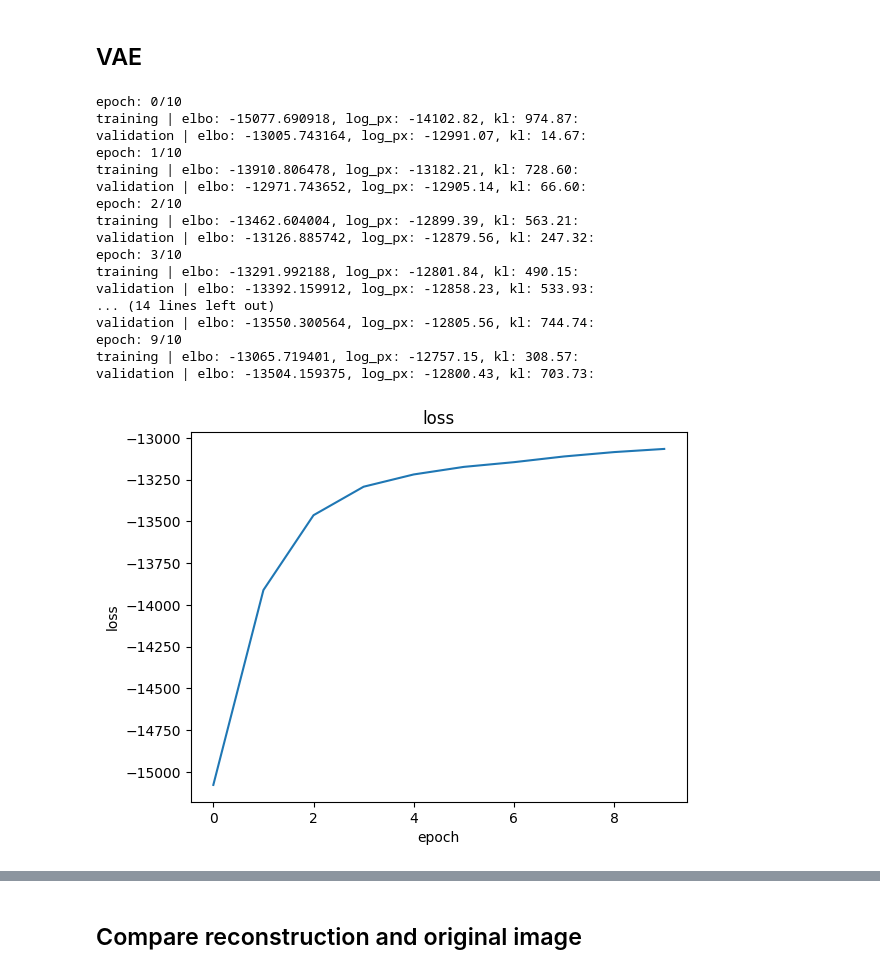
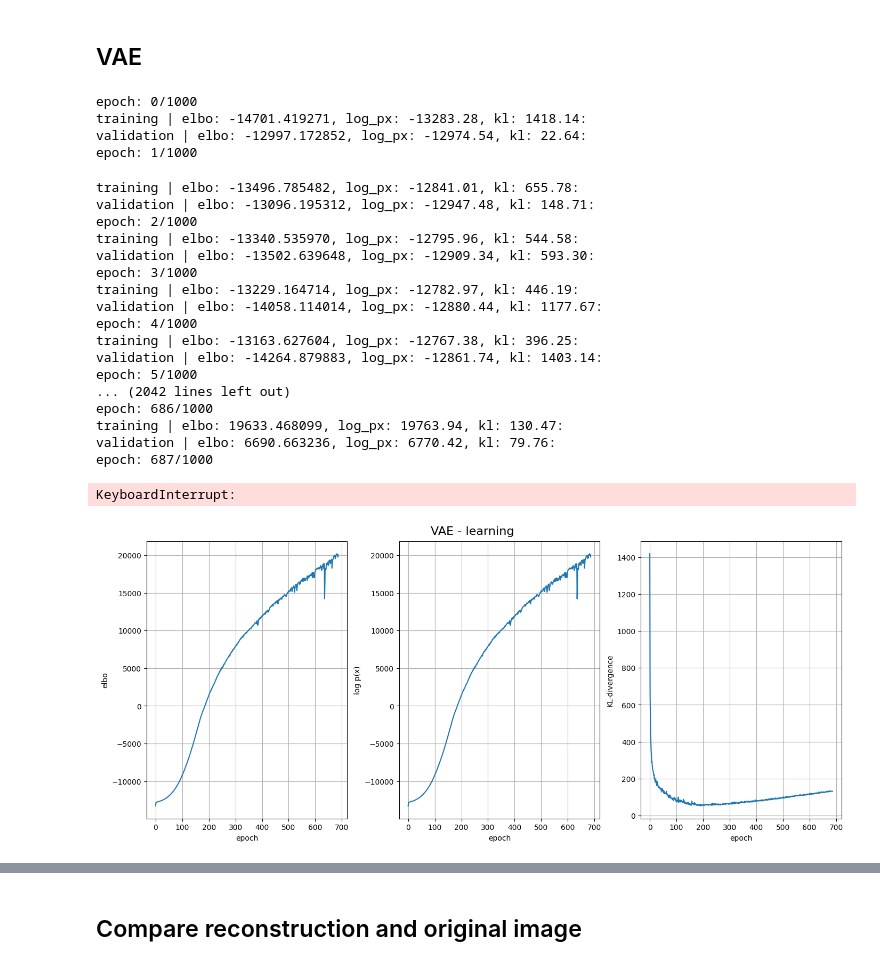
Before and after one commit to RasmusML/generative-models-for-phenotypic-profiling, a Jupyter notebook: playground.ipynb, the cells around one changed output, grey strips where cells are left out. Drawn from its saved outputs; the diff is of its cells as text; code cells hidden in the pictures.

```diff
--- a/playground.ipynb
+++ b/playground.ipynb
@@ -115,7 +115,7 @@ beta = 1.
 vi = VariationalInference(beta=beta)
 
 
-num_epochs = 10
+num_epochs = 1000
 batch_size = 32
 
 learning_rate = 1e-3
@@ -147,13 +147,11 @@ for epoch in range(num_epochs):
         nn.utils.clip_grad_norm_(vae.parameters(), 10_000)
         optimizer.step()
 
-        # gather data for the current batch
         for k, v in diagnostics.items():
             training_epoch_data[k] += [v.mean().item()]
 
     print("training | elbo: {:2f}, log_px: {:.2f}, kl: {:.2f}:".format(np.mean(training_epoch_data["elbo"]), np.mean(training_epoch_data["log_px"]), np.mean(training_epoch_data["kl"])))
 
-    # gather data for the full epoch
     for k, v in training_epoch_data.items():
         training_data[k] += [np.mean(training_epoch_data[k])]
 
@@ -165,32 +163,35 @@ for epoch in range(num_epochs):
         for x, _ in validation_loader:
             x = x.to(device)
 
-            # perform a forward pass through the model and compute the ELBO
             loss, diagnostics, outputs = vi(vae, x)
 
             for k, v in diagnostics.items():
                 training_epoch_data[k] += [np.mean(validation_epoch_data[k])]
 
-        # gather data for the validation step
         for k, v in diagnostics.items():
             validation_data[k] += [v.mean().item()]
 
     print("validation | elbo: {:2f}, log_px: {:.2f}, kl: {:.2f}:".format(np.mean(validation_data["elbo"]), np.mean(validation_data["log_px"]), np.mean(validation_data["kl"])))
 # %% [output]
-epoch: 0/10
-training | elbo: -15077.690918, log_px: -14102.82, kl: 974.87:
-validation | elbo: -13005.743164, log_px: -12991.07, kl: 14.67:
-epoch: 1/10
-training | elbo: -13910.806478, log_px: -13182.21, kl: 728.60:
-validation | elbo: -12971.743652, log_px: -12905.14, kl: 66.60:
-epoch: 2/10
-training | elbo: -13462.604004, log_px: -12899.39, kl: 563.21:
-validation | elbo: -13126.885742, log_px: -12879.56, kl: 247.32:
-epoch: 3/10
-training | elbo: -13291.992188, log_px: -12801.84, kl: 490.15:
-validation | elbo: -13392.159912, log_px: -12858.23, kl: 533.93:
-... (14 lines left out)
-validation | elbo: -13550.300564, log_px: -12805.56, kl: 744.74:
-epoch: 9/10
-training | elbo: -13065.719401, log_px: -12757.15, kl: 308.57:
-validation | elbo: -13504.159375, log_px: -12800.43, kl: 703.73:
+epoch: 0/1000
+training | elbo: -14701.419271, log_px: -13283.28, kl: 1418.14:
+validation | elbo: -12997.172852, log_px: -12974.54, kl: 22.64:
+epoch: 1/1000
+training | elbo: -13496.785482, log_px: -12841.01, kl: 655.78:
+validation | elbo: -13096.195312, log_px: -12947.48, kl: 148.71:
+epoch: 2/1000
+training | elbo: -13340.535970, log_px: -12795.96, kl: 544.58:
+validation | elbo: -13502.639648, log_px: -12909.34, kl: 593.30:
+epoch: 3/1000
+training | elbo: -13229.164714, log_px: -12782.97, kl: 446.19:
+validation | elbo: -14058.114014, log_px: -12880.44, kl: 1177.67:
+epoch: 4/1000
+training | elbo: -13163.627604, log_px: -12767.38, kl: 396.25:
+validation | elbo: -14264.879883, log_px: -12861.74, kl: 1403.14:
+epoch: 5/1000
+... (2042 lines left out)
+epoch: 686/1000
+training | elbo: 19633.468099, log_px: 19763.94, kl: 130.47:
+validation | elbo: 6690.663236, log_px: 6770.42, kl: 79.76:
+epoch: 687/1000
+KeyboardInterrupt:
@@ -204,4 +198,26 @@ def plot_loss(loss):
-# %%
-plot_loss(training_data["elbo"])
-# %% [output]
-[figure, removed]
+# %%
+def plot_VAE_performance(elbo, log_px, kl):
+    fig, axs = plt.subplots(1, 3, figsize=(14,6), constrained_layout = True)
+    fig.suptitle("VAE - learning", fontsize=16)
+
+    ax1 = axs[0]
+    ax1.grid()
+    ax1.plot(log_px)
+    ax1.set_ylabel("elbo")
+    ax1.set_xlabel("epoch")
+
+    ax2 = axs[1]
+    ax2.grid()
+    ax2.plot(log_px)
+    ax2.set_ylabel("log p(x)")
+    ax2.set_xlabel("epoch")
+
+    ax3 = axs[2]
+    ax3.grid()
+    ax3.plot(kl)
+    ax3.set_ylabel("KL-divergence")
+    ax3.set_xlabel("epoch")
+# %%
+plot_VAE_performance(**training_data)
+# %% [output]
+[figure, added]
```
Also changed, not shown: parts of 14 cells of this notebook.
